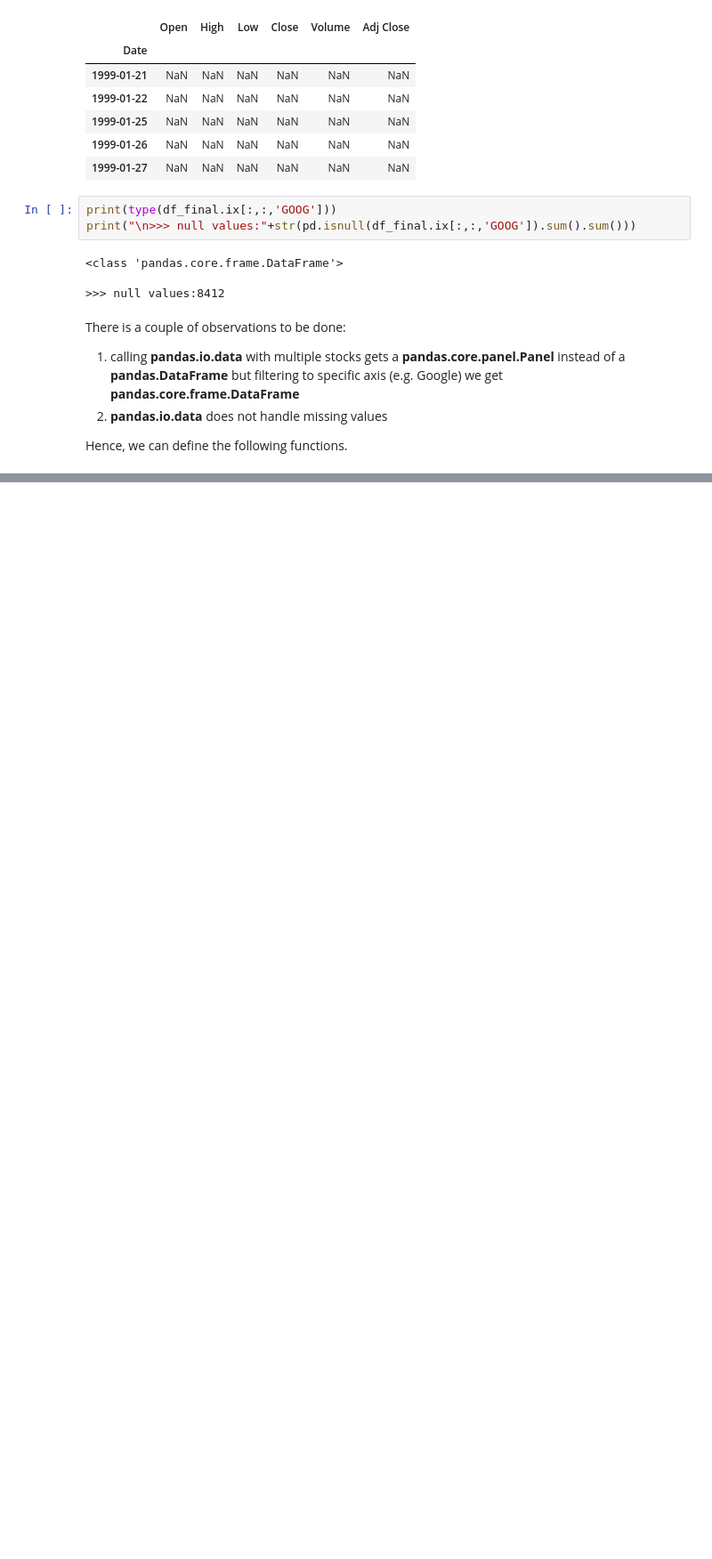
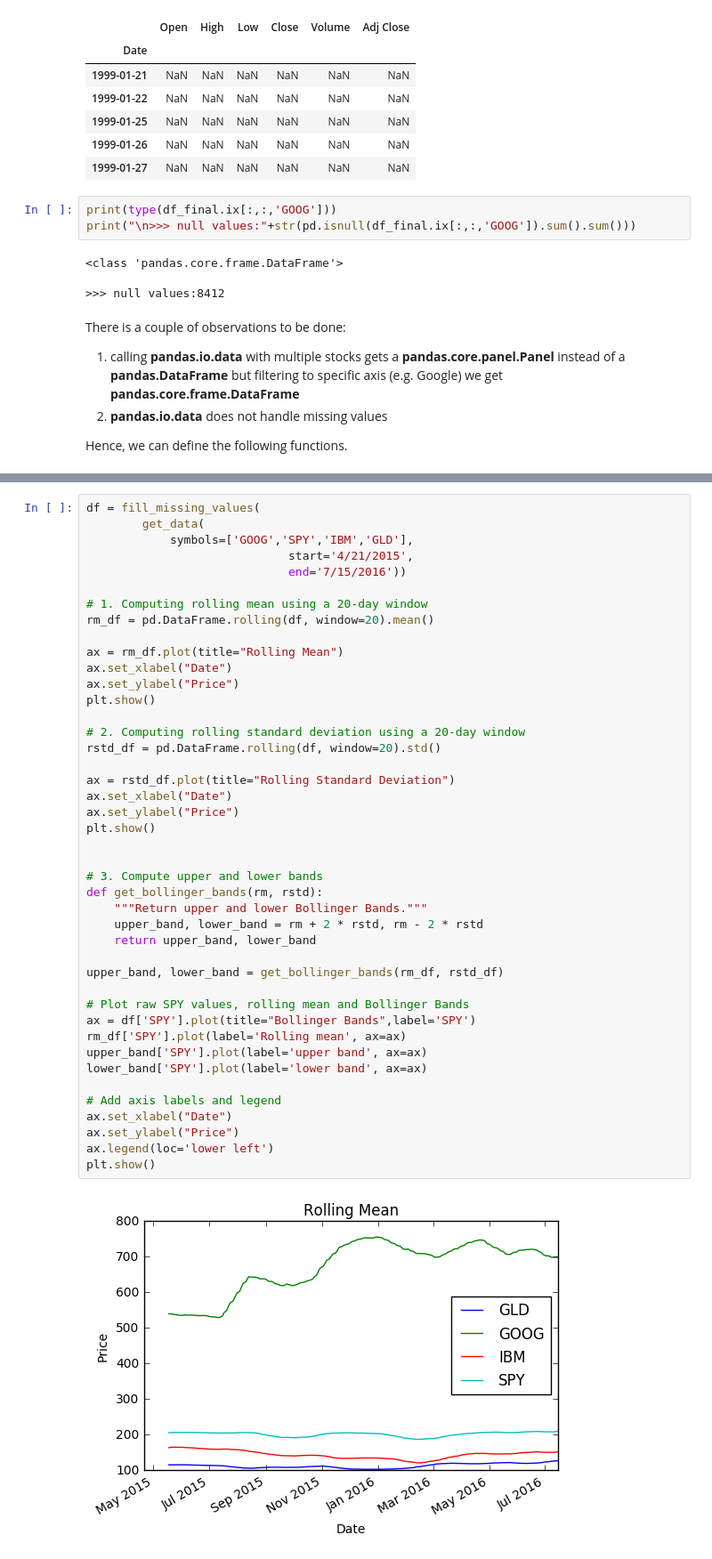
Before and after one commit to gtesei/python-for-finance-notes, a Jupyter notebook: basic_notes/warming_up.ipynb, the cells around one changed output, grey strips where cells are left out. Shown: that part at 89% size. Saved outputs shown, nothing was run; the diff lists cells and outputs as text; blank space fills up the shorter version.

```diff
--- a/basic_notes/warming_up.ipynb
+++ b/basic_notes/warming_up.ipynb
@@ -225,0 +264,45 @@ plt.show()
+# %%
+df = fill_missing_values(
+        get_data(
+            symbols=['GOOG','SPY','IBM','GLD'],
+                             start='4/21/2015',
+                             end='7/15/2016'))
+
+# 1. Computing rolling mean using a 20-day window
+rm_df = pd.DataFrame.rolling(df, window=20).mean()
+
+ax = rm_df.plot(title="Rolling Mean")
+ax.set_xlabel("Date")
+ax.set_ylabel("Price")
+plt.show()
+
+# 2. Computing rolling standard deviation using a 20-day window
+rstd_df = pd.DataFrame.rolling(df, window=20).std()
+
+ax = rstd_df.plot(title="Rolling Standard Deviation")
+ax.set_xlabel("Date")
+ax.set_ylabel("Price")
+plt.show()
+
+
+# 3. Compute upper and lower bands
+def get_bollinger_bands(rm, rstd):
+    """Return upper and lower Bollinger Bands."""
+    upper_band, lower_band = rm + 2 * rstd, rm - 2 * rstd
+    return upper_band, lower_band
+
+upper_band, lower_band = get_bollinger_bands(rm_df, rstd_df)
+
+# Plot raw SPY values, rolling mean and Bollinger Bands
+ax = df['SPY'].plot(title="Bollinger Bands",label='SPY')
+rm_df['SPY'].plot(label='Rolling mean', ax=ax)
+upper_band['SPY'].plot(label='upper band', ax=ax)
+lower_band['SPY'].plot(label='lower band', ax=ax)
+
+# Add axis labels and legend
+ax.set_xlabel("Date")
+ax.set_ylabel("Price")
+ax.legend(loc='lower left')
+plt.show()
+# %% [output]
+[figure, added]
```
Also changed, not shown: parts of 21 cells of this notebook.
